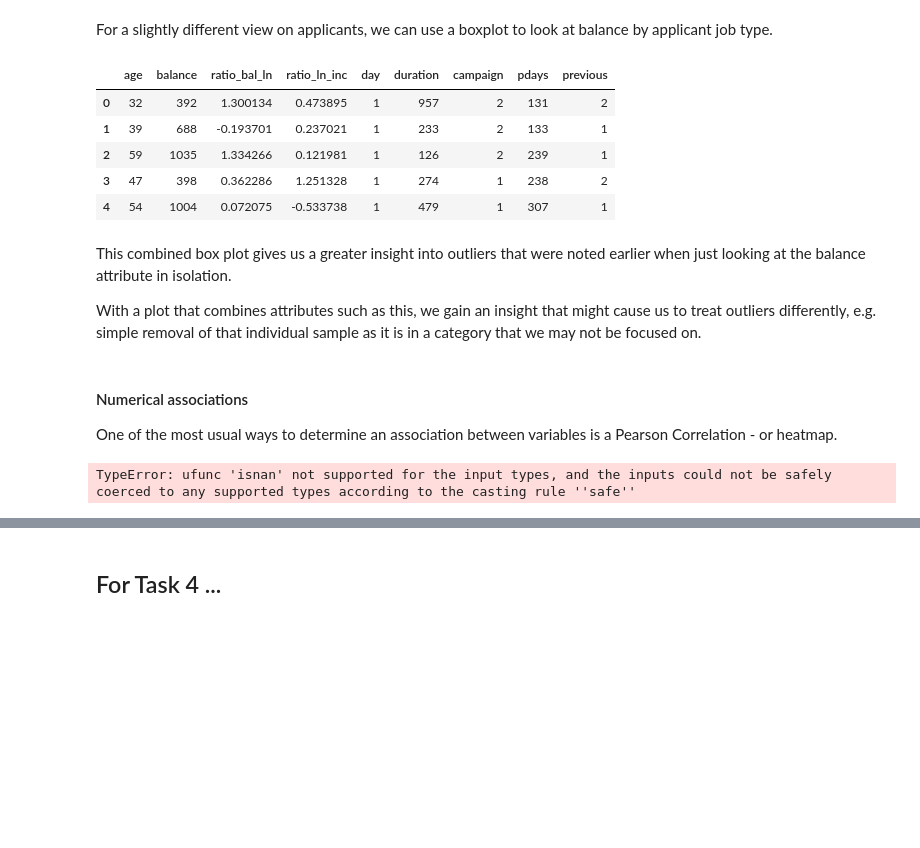
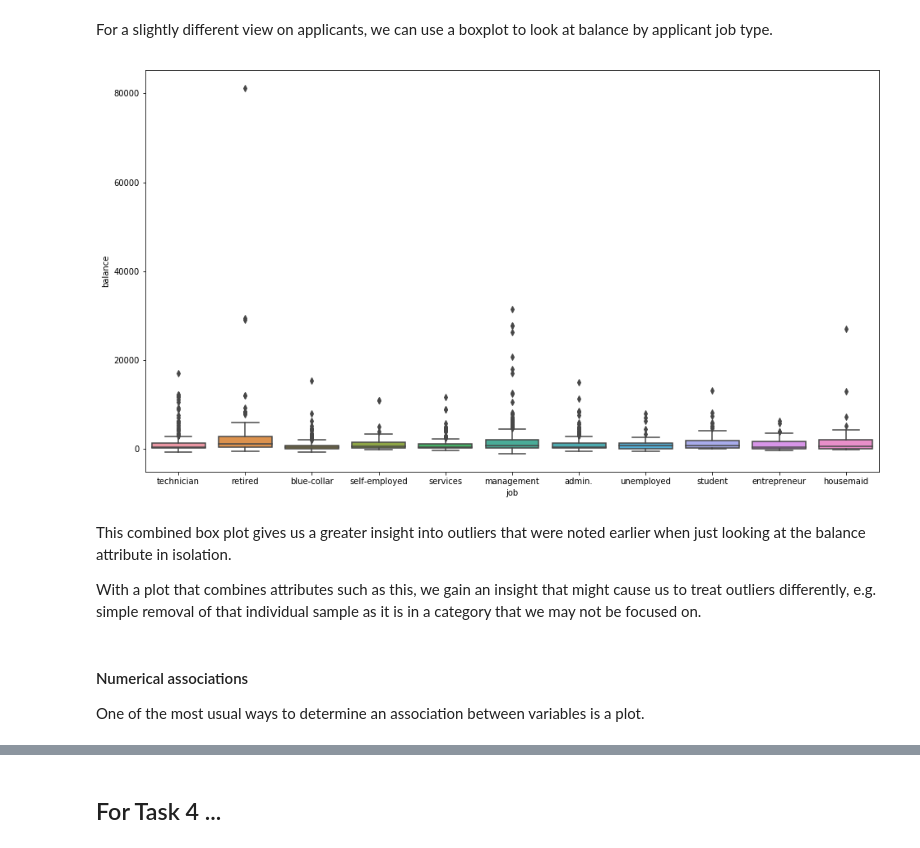
Before and after one commit to vipulpopat/MSCAI_Sem1_Etivity1, a Jupyter notebook: Etivity1.ipynb, the cells around one changed output, grey strips where cells are left out. Drawn from its saved outputs; the diff is of its cells as text; code cells hidden in the pictures; blank space fills up the shorter version.

```diff
--- a/Etivity1.ipynb
+++ b/Etivity1.ipynb
@@ -178,16 +178,10 @@ From this plot we can easily visualise the level of educational attainment of th
 # %% [markdown]
 For a slightly different view on applicants, we can use a boxplot to look at balance by applicant job type.
 # %%
-numeric_data = dataframe.select_dtypes(include=[np.number])
-numeric_data.head()
-#sns.boxplot(x='job', y='balance', data=dataframe.select_dtypes(include=[np.number]))
+sns.boxplot(x='job', y='balance', data=dataframe)
+plt.show()
 # %% [output]
-|  | age | balance | ratio_bal_ln | ratio_ln_inc | day | duration | campaign | pdays | previous |
-| 0 | 32 | 392 | 1.300134 | 0.473895 | 1 | 957 | 2 | 131 | 2 |
-| 1 | 39 | 688 | -0.193701 | 0.237021 | 1 | 233 | 2 | 133 | 1 |
-| 2 | 59 | 1035 | 1.334266 | 0.121981 | 1 | 126 | 2 | 239 | 1 |
-| 3 | 47 | 398 | 0.362286 | 1.251328 | 1 | 274 | 1 | 238 | 2 |
-| 4 | 54 | 1004 | 0.072075 | -0.533738 | 1 | 479 | 1 | 307 | 1 |
+[figure, added]
 # %% [markdown]
 This combined box plot gives us a greater insight into outliers that were noted earlier when just looking at the balance attribute in isolation.
 
@@ -195,8 +189,4 @@ With a plot that combines attributes such as this, we gain an insight that might
 # %% [markdown]
 #### Numerical associations
 
-One of the most usual ways to determine an association between variables is a Pearson Correlation - or heatmap.
+One of the most usual ways to determine an association between variables is a plot.
-# %%
-sns.heatmap(data=dataframe, vmin=-1.0, vmax=1.0)
-# %% [output]
-TypeError: ufunc 'isnan' not supported for the input types, and the inputs could not be safely coerced to any supported types according to the casting rule ''safe''
```
Also changed, not shown: parts of 8 cells of this notebook.
